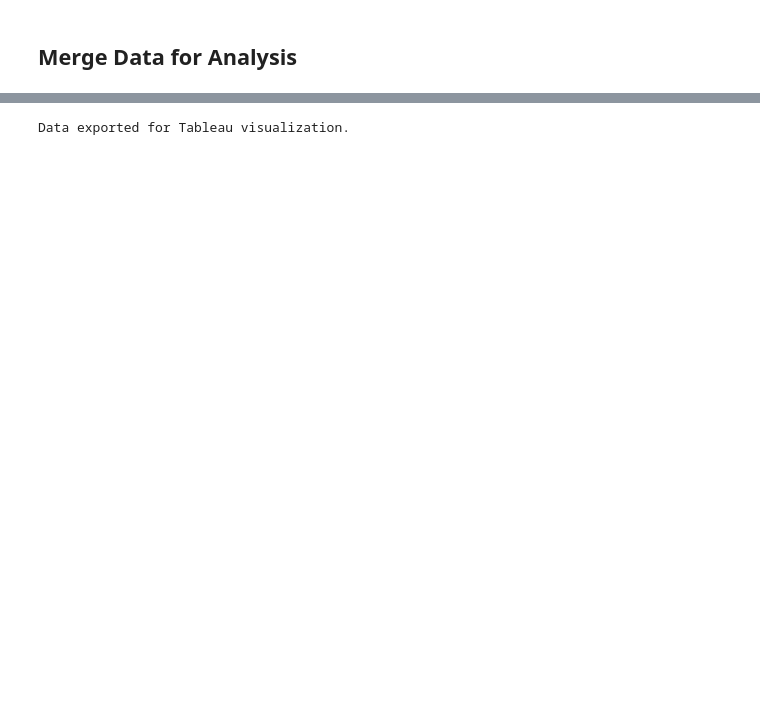
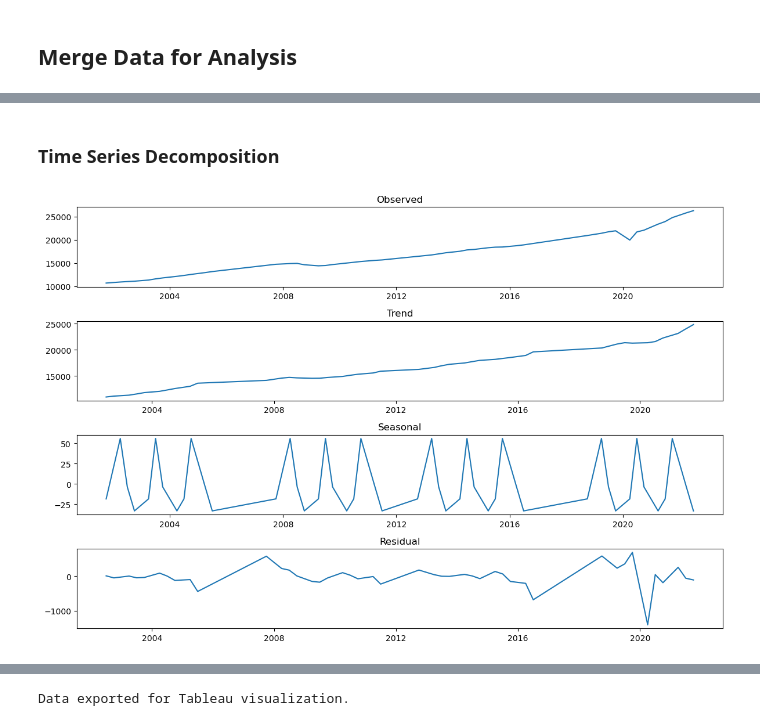
Before and after one commit to Akemp787/Economic_Trend_Analysis, a Jupyter notebook: Economic Trend Analysis 2000-2024.ipynb, the cells around one changed output, grey strips where cells are left out. Drawn from its saved outputs; the diff is of its cells as text; code cells hidden in the pictures; blank space fills up the shorter version.

```diff
--- a/Economic Trend Analysis 2000-2024.ipynb
+++ b/Economic Trend Analysis 2000-2024.ipynb
@@ -210,0 +128,16 @@ plt.show()
+# %% [markdown]
+### Time Series Decomposition
+# %%
+# Time-Series Decomposition for GDP
+gdp_series = merged_df.set_index('DATE')['GROSS_DOMESTIC_PRODUCT']
+decomposition = seasonal_decompose(gdp_series, model='additive', period=4)
+
+plt.figure(figsize=(12, 8))
+plt.subplot(4, 1, 1); plt.plot(decomposition.observed); plt.title("Observed")
+plt.subplot(4, 1, 2); plt.plot(decomposition.trend); plt.title("Trend")
+plt.subplot(4, 1, 3); plt.plot(decomposition.seasonal); plt.title("Seasonal")
+plt.subplot(4, 1, 4); plt.plot(decomposition.resid); plt.title("Residual")
+plt.tight_layout()
+plt.show()
+# %% [output]
+[figure, added]
```
Also changed, not shown: parts of 41 cells of this notebook, 4 other files.
